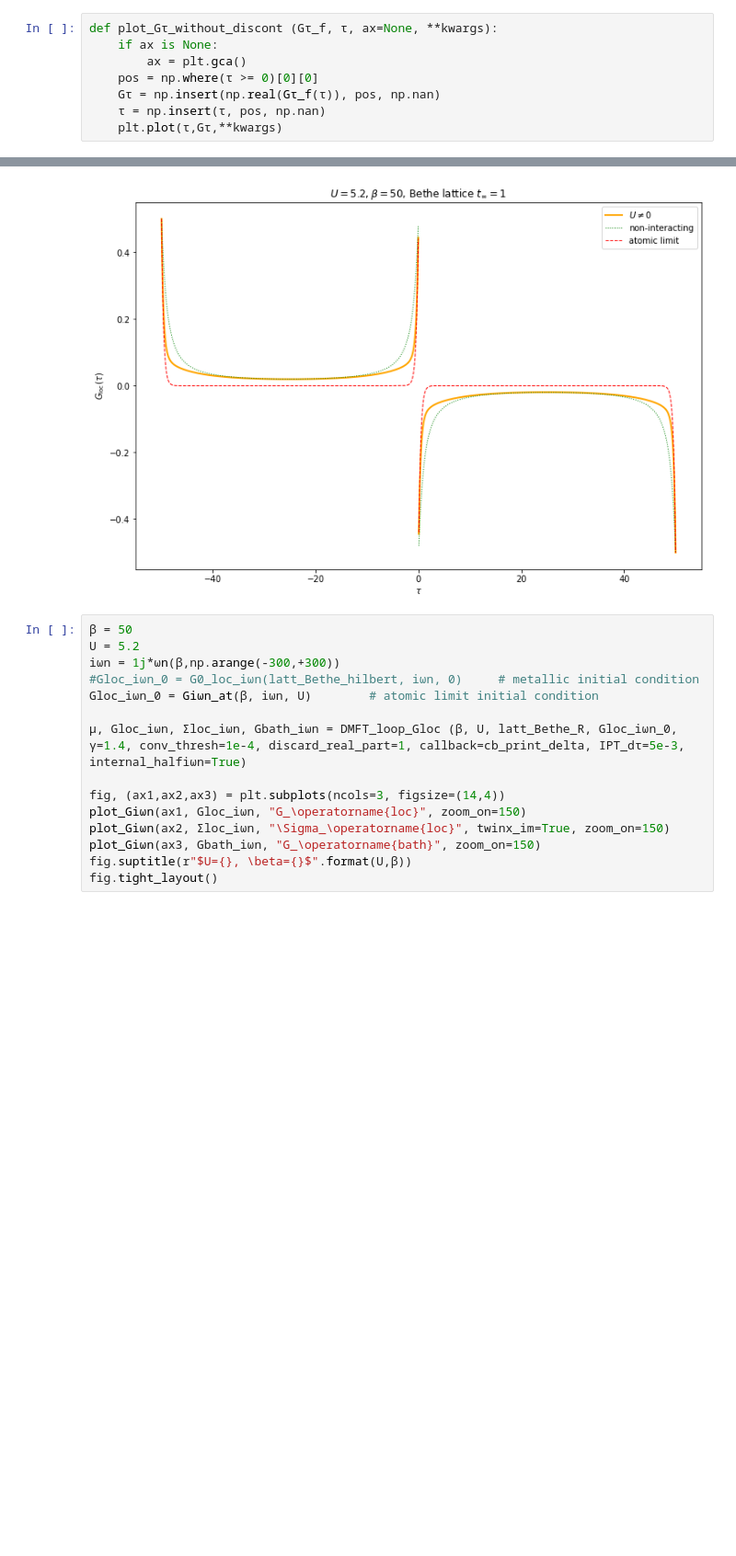
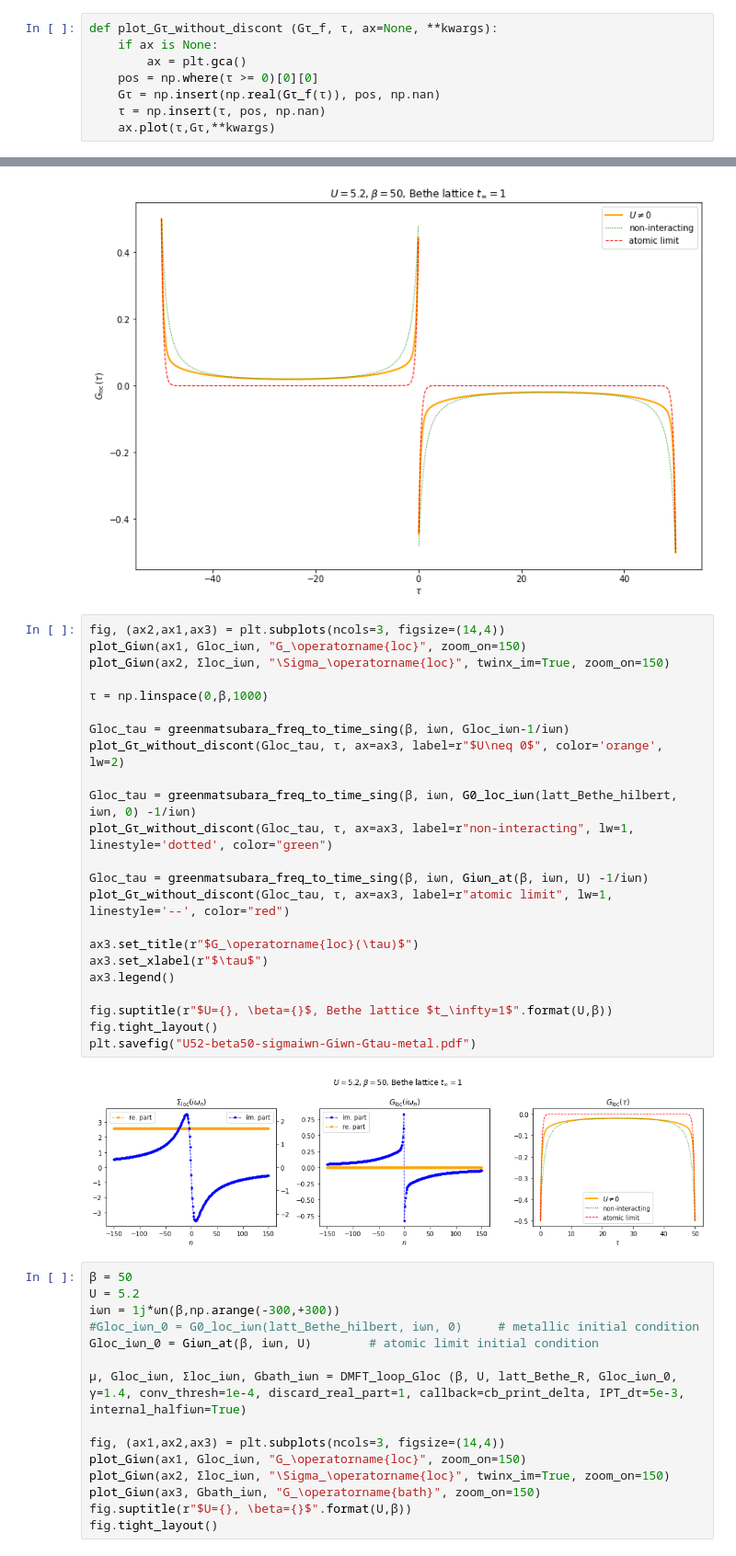
Before and after one commit to romainfd/DMFT-solver, a Jupyter notebook: dmft-phase-diagram.ipynb, the cells around one changed output, grey strips where cells are left out. Shown at 92% size. Cells and saved outputs as stored; diff of their text form; blank space fills up the shorter version.

```diff
--- a/dmft-phase-diagram.ipynb
+++ b/dmft-phase-diagram.ipynb
@@ -72,7 +72,7 @@ def plot_Gτ_without_discont (Gτ_f, τ, ax=None, **kwargs):
     pos = np.where(τ >= 0)[0][0]
     Gτ = np.insert(np.real(Gτ_f(τ)), pos, np.nan)
     τ = np.insert(τ, pos, np.nan)
-    plt.plot(τ,Gτ,**kwargs)
+    ax.plot(τ,Gτ,**kwargs)
 # %%
 # t = 1 implicitely here, for the Bethe lattice
 
@@ -220,6 +220,31 @@ def plot_Gtau_compare (iωn, Gloc_iωn, latt_hilbert, β, U):
 plot_Gtau_compare(iωn, Gloc_iωn, latt_Bethe_hilbert, β, U)
 # %% [output]
 [figure]
+# %%
+fig, (ax2,ax1,ax3) = plt.subplots(ncols=3, figsize=(14,4))
+plot_Giωn(ax1, Gloc_iωn, "G_\operatorname{loc}", zoom_on=150)
+plot_Giωn(ax2, Σloc_iωn, "\Sigma_\operatorname{loc}", twinx_im=True, zoom_on=150)
+
+τ = np.linspace(0,β,1000)
+
+Gloc_tau = greenmatsubara_freq_to_time_sing(β, iωn, Gloc_iωn-1/iωn)
+plot_Gτ_without_discont(Gloc_tau, τ, ax=ax3, label=r"$U\neq 0$", color='orange', lw=2)
+
+Gloc_tau = greenmatsubara_freq_to_time_sing(β, iωn, G0_loc_iωn(latt_Bethe_hilbert, iωn, 0) -1/iωn)
+plot_Gτ_without_discont(Gloc_tau, τ, ax=ax3, label=r"non-interacting", lw=1, linestyle='dotted', color="green")
+
+Gloc_tau = greenmatsubara_freq_to_time_sing(β, iωn, Giωn_at(β, iωn, U) -1/iωn)
+plot_Gτ_without_discont(Gloc_tau, τ, ax=ax3, label=r"atomic limit", lw=1, linestyle='--', color="red")
+
+ax3.set_title(r"$G_\operatorname{loc}(\tau)$")
+ax3.set_xlabel(r"$\tau$")
+ax3.legend()
+
+fig.suptitle(r"$U={}, \beta={}$, Bethe lattice $t_\infty=1$".format(U,β))
+fig.tight_layout()
+plt.savefig("U52-beta50-sigmaiwn-Giwn-Gtau-metal.pdf")
+# %% [output]
+[figure, added]
 # %%
 β = 50
 U = 5.2
```
Also changed, not shown: parts of 6 cells of this notebook, 13 other files.
